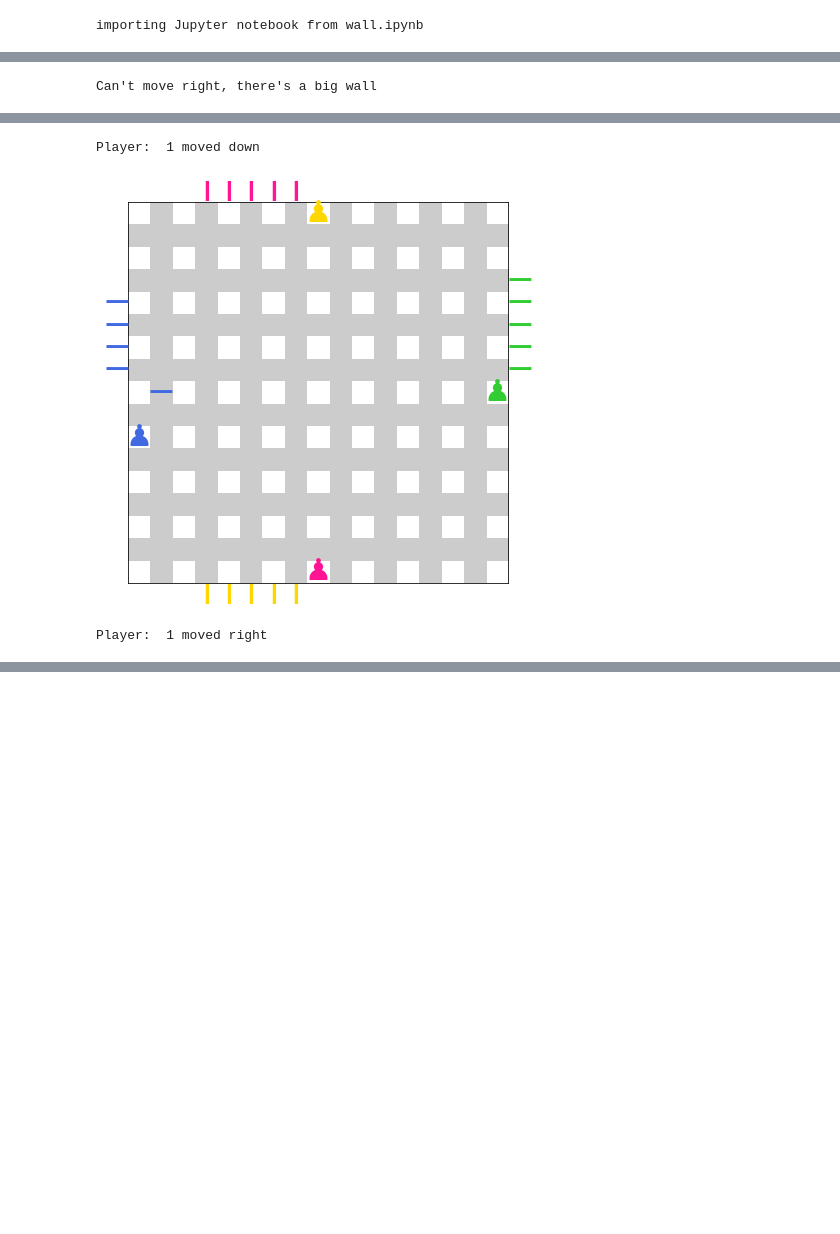
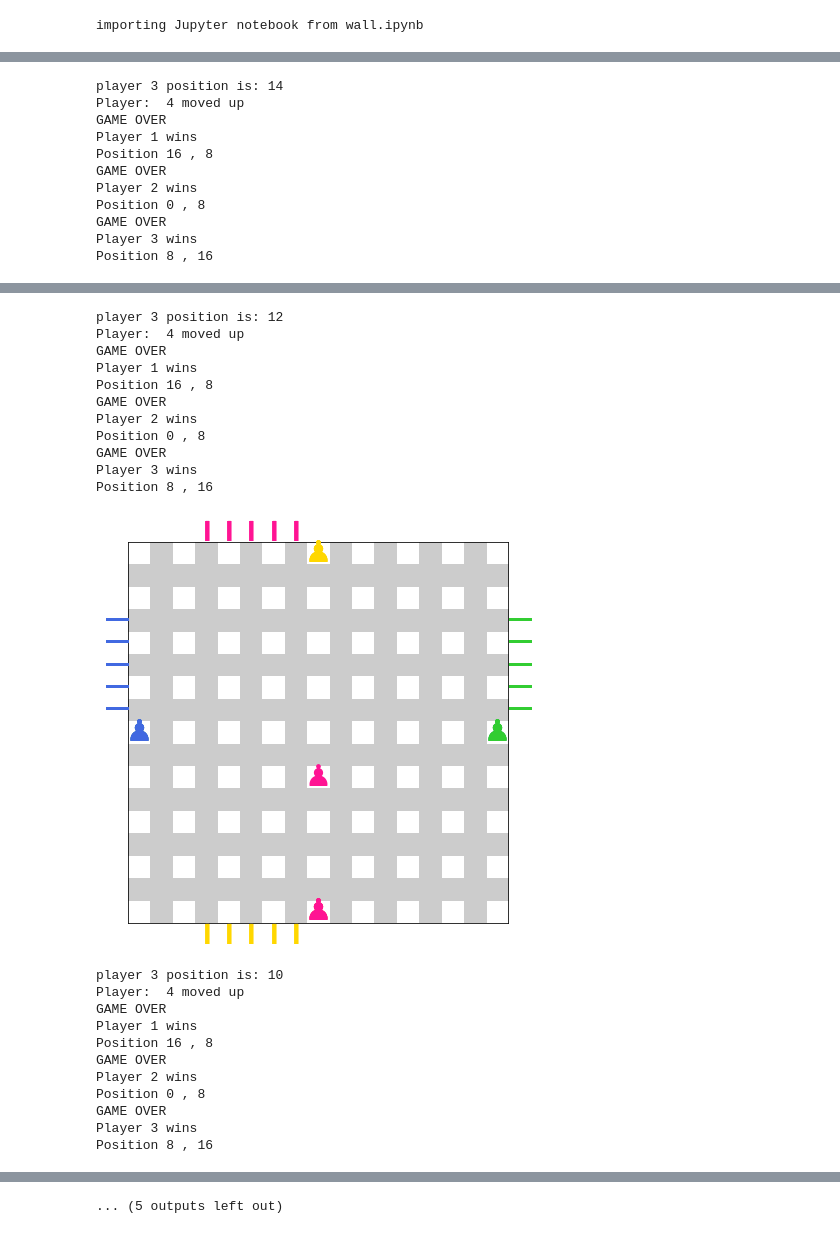
Before and after one commit to GinoQuispe21/WAPORIDOR, a Jupyter notebook: quoridor.ipynb, the cells around one changed output, grey strips where cells are left out. Saved outputs shown, nothing was run; the diff lists cells and outputs as text; code cells hidden in the pictures; blank space fills up the shorter version.

Commit message:
Added Check Winner function

```diff
--- a/quoridor.ipynb
+++ b/quoridor.ipynb
@@ -15,6 +16,19 @@ import import_ipynb
 import wall as w
 # %% [output]
 importing Jupyter notebook from wall.ipynb
+# %%
+def checkWinner():
+    finish_line = [16,0,16,0]
+    for pl in p.players:
+        i = pl.id - 1
+        if (pl.id <= 2):
+            if(pl.x == finish_line[i]):
+                print("GAME OVER")
+                print("Player", pl.id, "wins")
+        else:
+            if(pl.y == finish_line[i]):
+                print("GAME OVER")
+                print("Player", pl.id, "wins")
 # %%
 #Note, character goes by 2 spaces, because one space is for the walls
 def drawQuoridorBoard(nop):
@@ -56,6 +70,9 @@ def game():
     #just draw the walls
     w.drawWalls(ax)
 
+    #checks if a player reached the opposite side
+    checkWinner()
+
     ax.set(xticks=[], yticks=[])
     ax.axis('image')
 
@@ -69,13 +86,8 @@ def game():
 nop = 4 #number of players
 
 drawQuoridorBoard(nop)
-p.players[0].place_wall(1, 8)
-game()
-p.players[0].move_right()
-game()
-p.players[0].move_down()
-game()
-p.players[0].move_right()
-game()
+for i in range(8):
+    p.players[3].move_up()
+    game()
 # %% [output]
 [figure]
@@ -84 +106,11 @@ Player 1 has: 4 walls left
-Can't move right, there's a big wall
+player 3 position is: 14
+Player:  4 moved up
+GAME OVER
+Player 1 wins
+Position 16 , 8
+GAME OVER
+Player 2 wins
+Position 0 , 8
+GAME OVER
+Player 3 wins
+Position 8 , 16
@@ -86,3 +118,23 @@ Can't move right, there's a big wall
-Player:  1 moved down
+player 3 position is: 12
+Player:  4 moved up
+GAME OVER
+Player 1 wins
+Position 16 , 8
+GAME OVER
+Player 2 wins
+Position 0 , 8
+GAME OVER
+Player 3 wins
+Position 8 , 16
-[figure, old version]
+[figure, new version]
-Player:  1 moved right
+player 3 position is: 10
+Player:  4 moved up
+GAME OVER
+Player 1 wins
+Position 16 , 8
+GAME OVER
+Player 2 wins
+Position 0 , 8
+GAME OVER
+Player 3 wins
+Position 8 , 16
@@ -89,0 +165 @@ Player:  1 moved right
+... (5 outputs left out)
```
Also changed, not shown: parts of 2 cells of this notebook.
